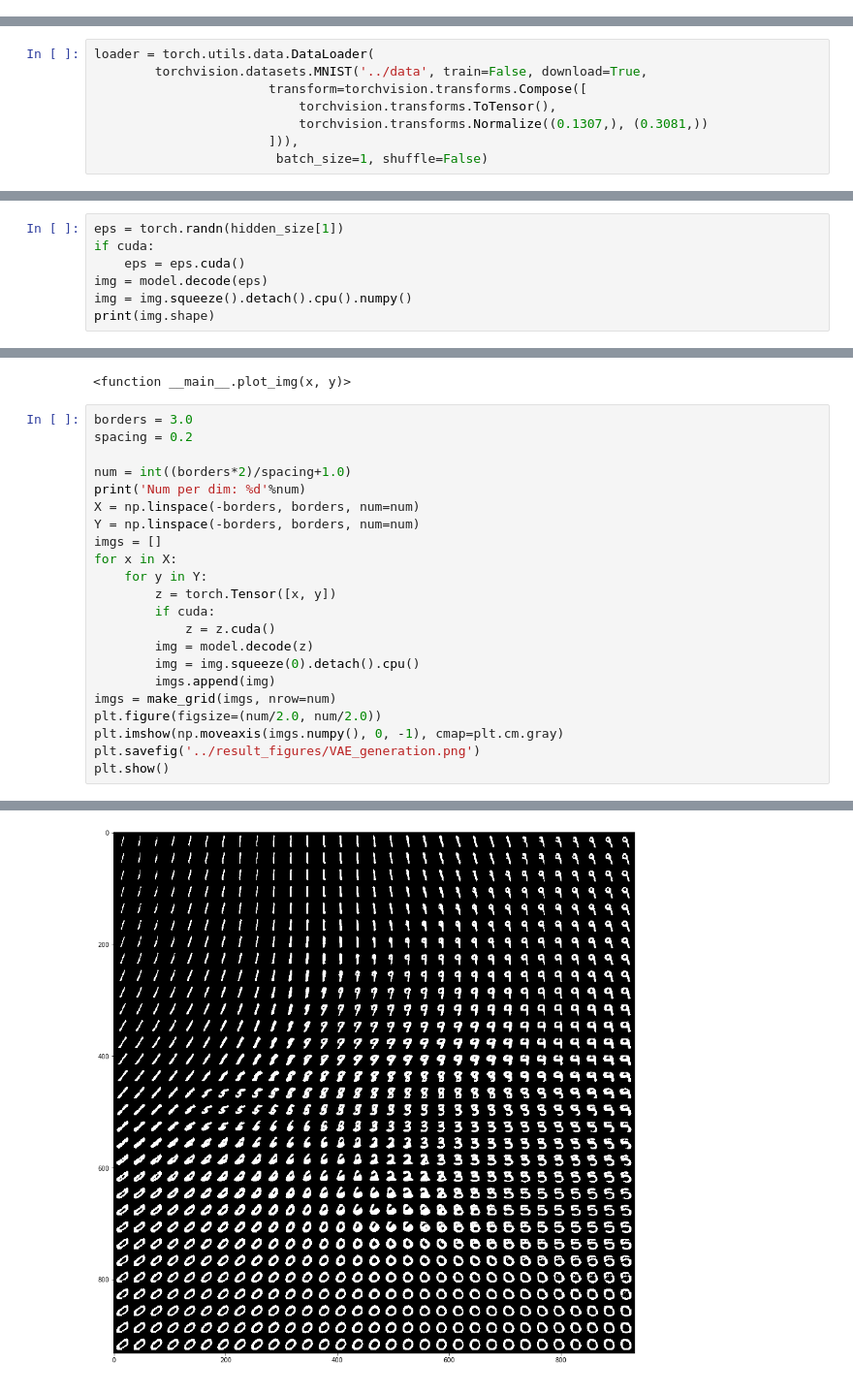
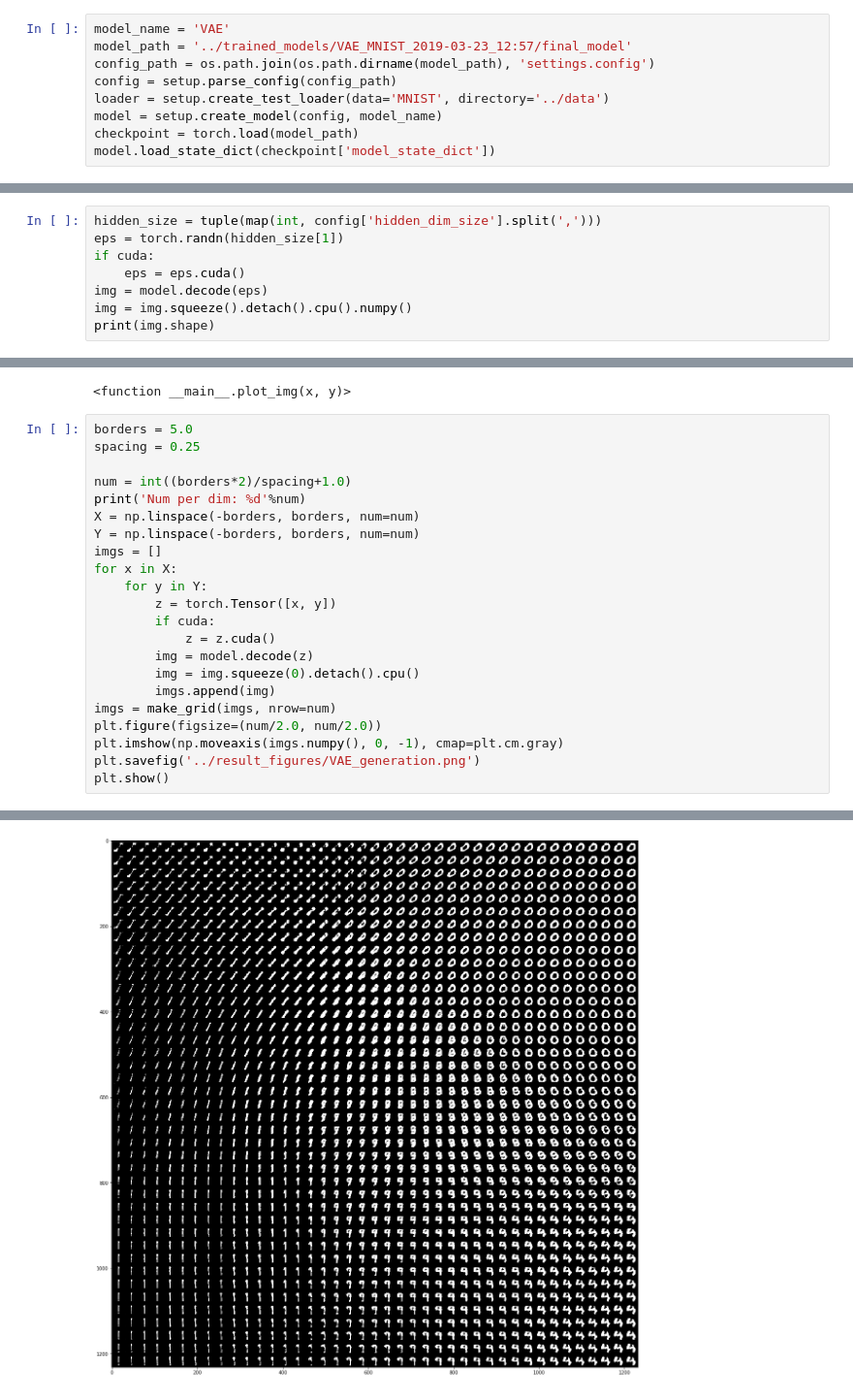
Before and after one commit to a1302z/GenerativeModels, a Jupyter notebook: eval_tools/VAE.ipynb, the cells around one changed output, grey strips where cells are left out. Shown: that part at 97% size. Saved outputs shown, nothing was run; the diff lists cells and outputs as text.

```diff
--- a/eval_tools/VAE.ipynb
+++ b/eval_tools/VAE.ipynb
@@ -23,0 +14,9 @@ FileNotFoundError: [Errno 2] No such file or directory: '../trained_models/VAE_M
+# %%
+model_name = 'VAE'
+model_path = '../trained_models/VAE_MNIST_2019-03-23_12:57/final_model'
+config_path = os.path.join(os.path.dirname(model_path), 'settings.config')
+config = setup.parse_config(config_path)
+loader = setup.create_test_loader(data='MNIST', directory='../data')
+model = setup.create_model(config, model_name)
+checkpoint = torch.load(model_path)
+model.load_state_dict(checkpoint['model_state_dict'])
@@ -25,14 +27,6 @@ FileNotFoundError: [Errno 2] No such file or directory: '../trained_models/VAE_M
 cuda = torch.cuda.is_available()
 if cuda:
     model.cuda()
-# %%
-loader = torch.utils.data.DataLoader(
-        torchvision.datasets.MNIST('../data', train=False, download=True,
-                       transform=torchvision.transforms.Compose([
-                           torchvision.transforms.ToTensor(),
-                           torchvision.transforms.Normalize((0.1307,), (0.3081,))
-                       ])),
-                        batch_size=1, shuffle=False)
 # %% [markdown]
 ## Test reconstruction of test samples
 # %%
@@ -60,6 +54,7 @@ Clipping input data to the valid range for imshow with RGB data ([0..1] for floa
 # %% [markdown]
 ## Create new samples
 # %%
+hidden_size = tuple(map(int, config['hidden_dim_size'].split(',')))
 eps = torch.randn(hidden_size[1])
 if cuda:
     eps = eps.cuda()
@@ -110,8 +105,8 @@ wdg.interact(plot_img, x=wdg.FloatSlider(min=-borders, max=borders, step=0.1),y=
 interactive(children=(FloatSlider(value=0.0, description='x', max=5.0, min=-5.0), FloatSlider(value=0.0, descr…
 <function __main__.plot_img(x, y)>
 # %%
-borders = 3.0
-spacing = 0.2
+borders = 5.0
+spacing = 0.25
 
 num = int((borders*2)/spacing+1.0)
 print('Num per dim: %d'%num)
@@ -136 +131 @@ Num per dim: 31
-[figure, old version]
+[figure, new version]
```
Also changed, not shown: parts of 8 cells of this notebook, 16 other files.
